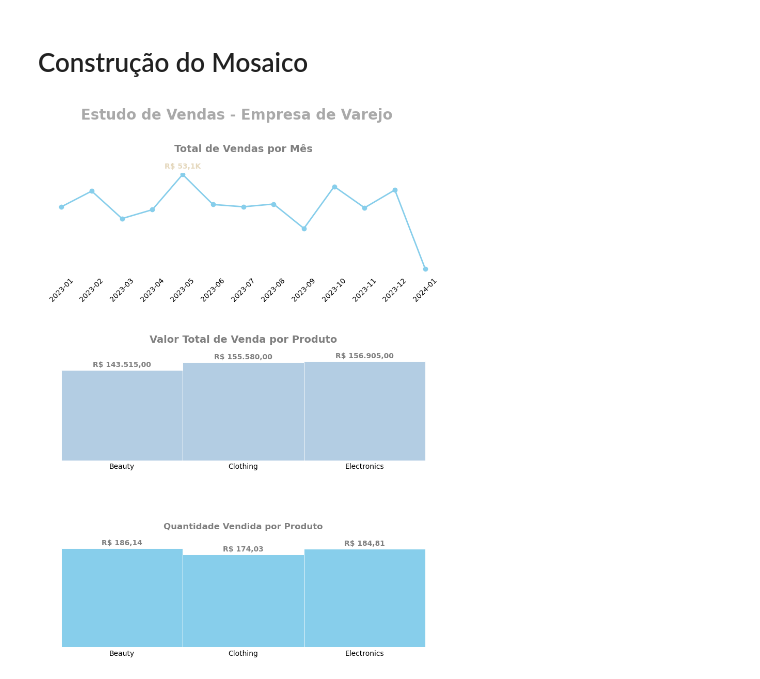
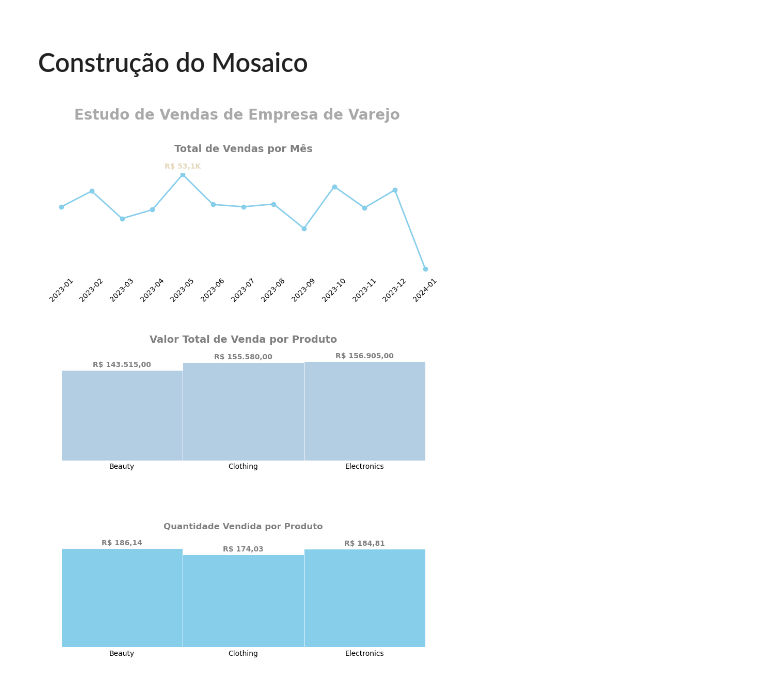
Before and after one commit to bessarodrigo/estudo_vendas_mosaico, a Jupyter notebook: notebook/Sales_Retail.ipynb, the cells around one changed output. Saved outputs shown, nothing was run; the diff lists cells and outputs as text; code cells hidden in the pictures.

```diff
--- a/notebook/Sales_Retail.ipynb
+++ b/notebook/Sales_Retail.ipynb
@@ -563,34 +563,38 @@ for i, value in enumerate(y):
             # f"{value:.2f}",  # Formato do rótulo
             ha="center",
             va="bottom",
             fontsize=10,
             color="grey",
            fontweight="bold"
            )
 
 # Remover o eixo Y
 axs['C'].set_yticks([])  # Remove os valores do eixo Y
 
 # Remover os tracinhos do eixo X
 axs['C'].tick_params(axis="x", length=0)
 
 # Remover as linhas do eixo
 axs['C'].spines["left"].set_visible(False)
 axs['C'].spines["right"].set_visible(False)
 axs['C'].spines["top"].set_visible(False)
 axs['C'].spines["bottom"].set_visible(False)
 
 axs['C'].set_title("Quantidade Vendida por Produto", pad=20, color="gray", fontweight="bold")
 
 # configurando a figura e exibindo -------------------------------------------------------
 
 # título da figura
-fig.suptitle('Estudo de Vendas - Empresa de Varejo', fontsize=20, fontweight='bold', color='darkgrey')
+fig.suptitle('Estudo de Vendas de Empresa de Varejo', fontsize=20, fontweight='bold', color='darkgrey')
 
-# salvando a figura
-plt.savefig('mosaico.png', dpi=300)
+# Criar a pasta "images" caso não exista
+if not os.path.exists('images'):
+    os.makedirs('images')
+
+# Salvar a figura
+plt.savefig('images/mosaico.png', dpi=300)
 
 # Mostrando a figura
 plt.show()
 # %% [output]
-[figure, old version]
+[figure, new version]
```
Also changed, not shown: 2 other files.
